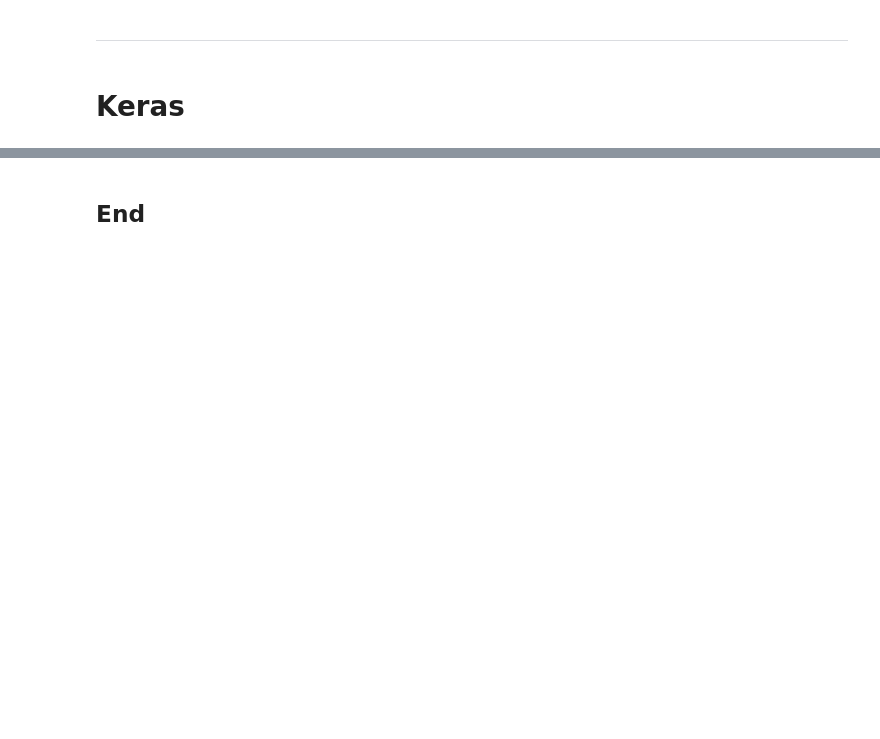
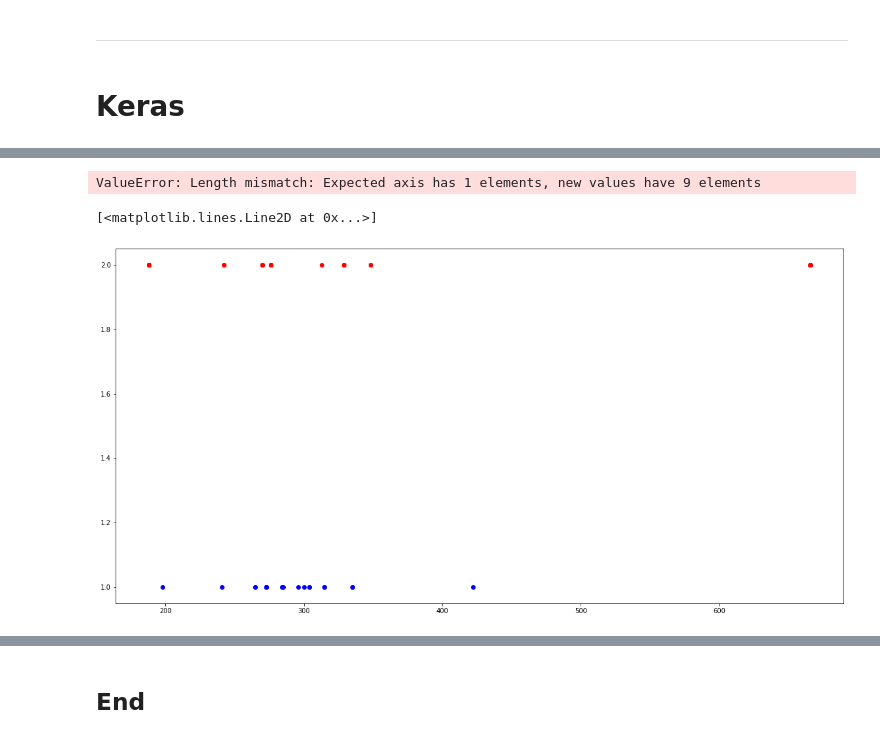
Before and after one commit to eimearbutler7/Sem_4_Machine_Learning_Assessment, a Jupyter notebook: Boston House Prices.ipynb.ipynb, the cells around one changed output, grey strips where cells are left out. Saved outputs shown, nothing was run; the diff lists cells and outputs as text; code cells hidden in the pictures; blank space fills up the shorter version.

```diff
--- a/Boston House Prices.ipynb.ipynb
+++ b/Boston House Prices.ipynb.ipynb
@@ -178,3 +243,16 @@ import keras as kr
+# %%
+radx.mean(axis=0, skipna=True)
+rad_mean = pd.DataFrame(rad_mean).T
+rad_mean.columns=("1 (mean)", "2 (mean)","3 (mean)" ,"4 (mean)" ,"5 (mean)" ,"6 (mean)" ,"7 (mean)" ,"8 (mean)", "24 (mean)")
+round(rad_mean, 3)
+# %% [output]
+ValueError: Length mismatch: Expected axis has 1 elements, new values have 9 elements
+# %%
+plt.plot(rad_1y, rad_1x, 'bo')
+plt.plot(rad_2y, rad_2x, 'ro')
+# %% [output]
+[<matplotlib.lines.Line2D at 0x...>]
+[figure, added]
 # %%
 df1 = df.iloc[:,8].copy()
 df1
```
Also changed, not shown: parts of 8 cells of this notebook, 1 other file.
